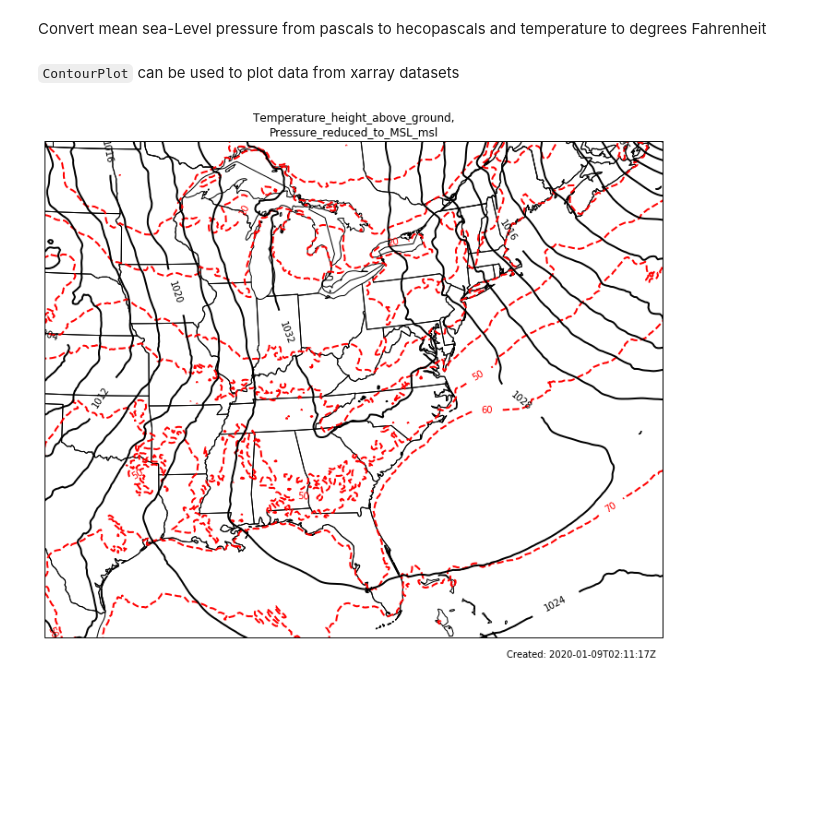
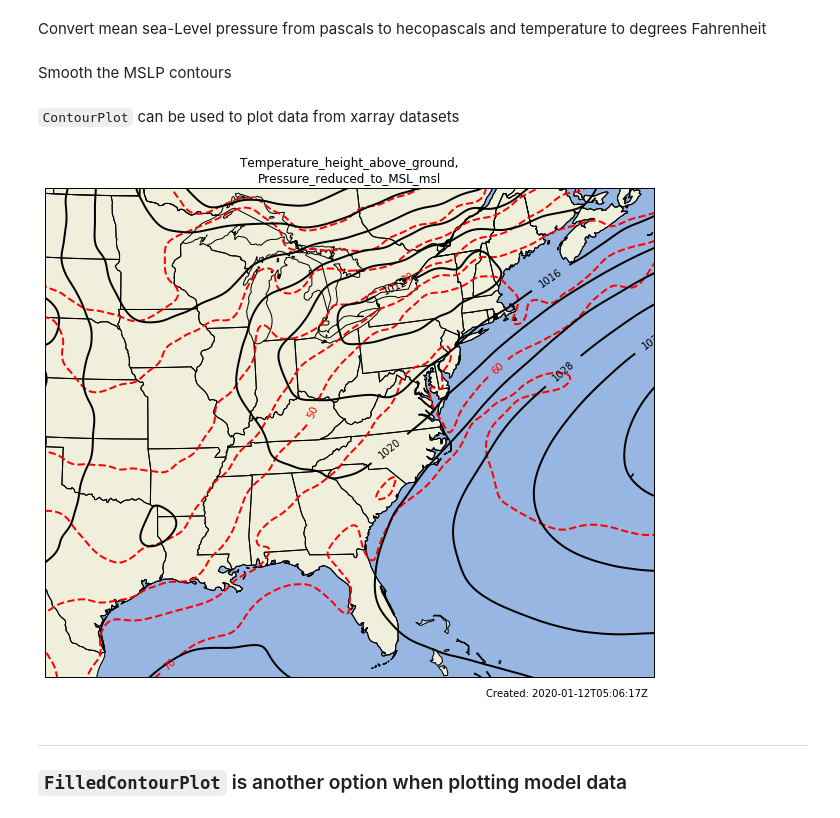
Before and after one commit to Unidata/pyaos-ams-2020, a Jupyter notebook: notebooks/Declarative_Plotting_Tutorial.ipynb, the cells around one changed output. Drawn from its saved outputs; the diff is of its cells as text; code cells hidden in the pictures; blank space fills up the shorter version.

```diff
--- a/notebooks/Declarative_Plotting_Tutorial.ipynb
+++ b/notebooks/Declarative_Plotting_Tutorial.ipynb
@@ -171,9 +177,10 @@ sfc_data['dew_point_temperature'] = (sfc_data['dew_point_temperature'].values *
 # %% [markdown]
 Now we setup our `PlotObs` object
 # %%
-from metpy.plots import PlotObs, add_timestamp
+import warnings
+warnings.filterwarnings("ignore")
 
-obs = PlotObs()
+obs = mpplots.PlotObs()
 obs.data = sfc_data
 obs.level = None
 obs.fields = ['air_temperature', 'dew_point_temperature', 'air_pressure_at_sea_level', 'cloud_coverage', 'present_weather', 'past_weather']
@@ -184,16 +191,16 @@ obs.vector_field = ('eastward_wind', 'northward_wind')
 obs.reduce_points = 2
 
 # Setup the MapPanel
-panel = MapPanel()
-panel.layers = ['coastline', 'borders', 'states']
+panel = mpplots.MapPanel()
+panel.layers = ['coastline', 'borders', 'states', 'land', 'ocean']
 panel.area = 'centus'
 panel.projection = 'lcc'
 panel.plots = [obs]
 #panel.title = 'Surface Observations'
 
-pc = PanelContainer()
+pc = mpplots.PanelContainer()
 pc.panels = [panel]
-pc.size=(12, 10)
-add_timestamp(panel.ax, time=start_time)
+pc.size=(15, 9)
+mpplots.add_timestamp(panel.ax, time=start_time)
 pc.show()
 # %% [output]
@@ -212,3 +275,5 @@ model_ds = cat.datasets[0].remote_access(use_xarray=True).metpy.parse_cf()
+# %%
+model_ds = model_ds.sel(time = model_ds.time[0:10])
 # %% [markdown]
 Here is a list of what variables are within the dataset
 # %%
@@ -236,41 +301,53 @@ Convert mean sea-Level pressure from pascals to hecopascals and temperature to d
 # %%
 model_ds['Pressure_reduced_to_MSL_msl'].metpy.convert_units('hPa')
 model_ds['Temperature_height_above_ground'].metpy.convert_units('degF')
+# %% [markdown]
+Smooth the MSLP contours
+# %%
+from scipy.ndimage import gaussian_filter
+
+# Smooth contour for MSLP
+model_ds['Pressure_reduced_to_MSL_msl'] = (['time', 'y','x'], gaussian_filter(model_ds['Pressure_reduced_to_MSL_msl'], sigma=3.0))
+
+# Smooth contour for surface temperature
+model_ds['Temperature_height_above_ground'] = (['time', 'height_above_ground1','y','x'], gaussian_filter(model_ds['Temperature_height_above_ground'], sigma=3.0))
 # %% [markdown]
 `ContourPlot` can be used to plot data from xarray datasets
 # %%
-from metpy.plots import ContourPlot
-
 # Setup the ContourPlot, setting the desired variable to plot
-contour_mslp = ContourPlot()
+contour_mslp = mpplots.ContourPlot()
 contour_mslp.data = model_ds
 contour_mslp.field = 'Pressure_reduced_to_MSL_msl' # Variable within the xarray dataset that will be plotted
 contour_mslp.time = datetime.utcnow()
 contour_mslp.level = None
 contour_mslp.linecolor = 'black'
 contour_mslp.clabels = True
 contour_mslp.contours = list(range(900, 1100, 4)) # Contour intervals
 
 # Setup another ContourPlot for temperature (in degrees Fahrenheit)
-contour_temp = ContourPlot()
+contour_temp = mpplots.ContourPlot()
 contour_temp.data = model_ds
 contour_temp.field = 'Temperature_height_above_ground'
 contour_temp.time = datetime.utcnow()
 contour_temp.linecolor = 'red'
 contour_temp.linestyle = 'dashed'
 contour_temp.clabels = True
 contour_temp.contours = list(range(-50, 100, 10)) # Contour intervals
 
 # Plot the east coast
-panel = MapPanel()
+panel = mpplots.MapPanel()
 panel.area = 'east'
-panel.layers = ['coastline', 'borders', 'states']
+panel.layers = ['coastline', 'borders', 'states', 'land', 'ocean']
 panel.plots = [contour_temp, contour_mslp]
 
-pc = PanelContainer()
+pc = mpplots.PanelContainer()
 pc.panels = [panel]
-pc.size=(12, 10)
-add_timestamp(panel.ax, time=start_time)
+pc.size=(15, 9)
+mpplots.add_timestamp(panel.ax, time=start_time)
 pc.show()
 # %% [output]
-[figure, old version]
+[figure, new version]
+# %% [markdown]
+---
+<a name="contourf"></a>
+### `FilledContourPlot` is another option when plotting model data
```
Also changed, not shown: parts of 23 cells of this notebook.
